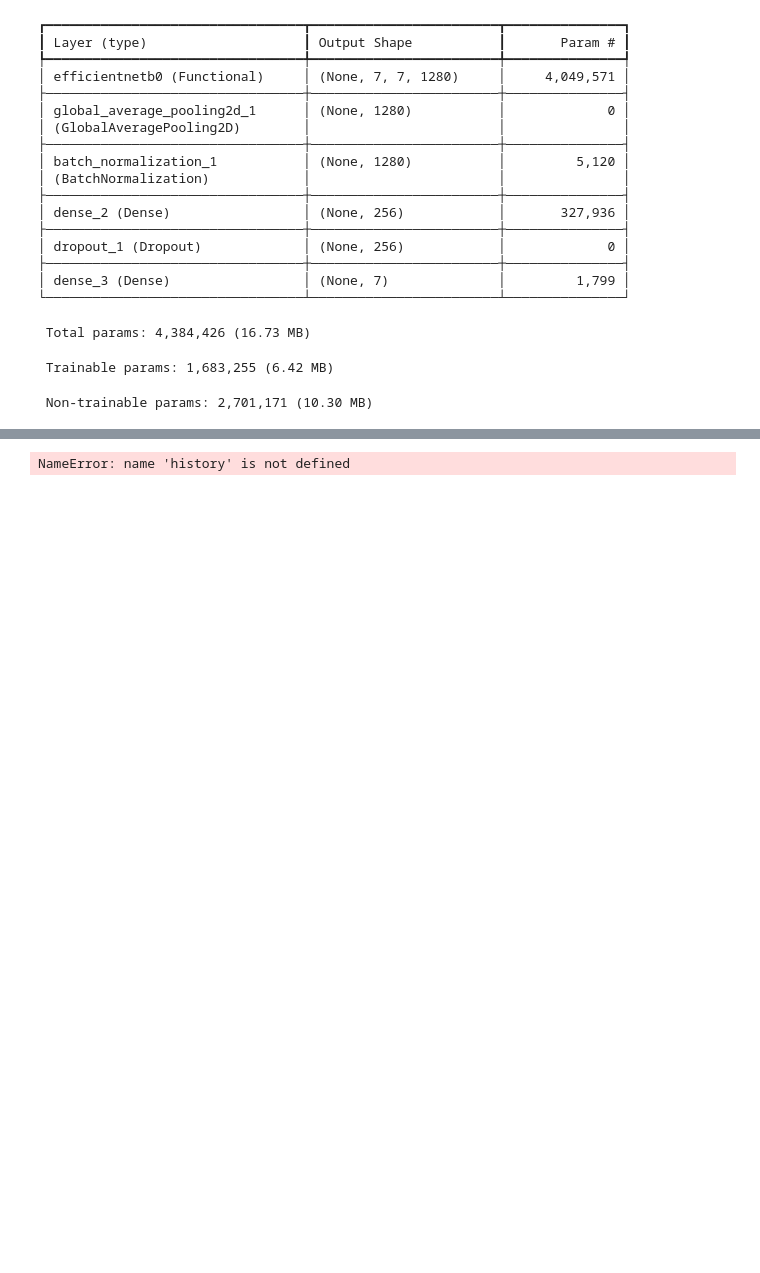
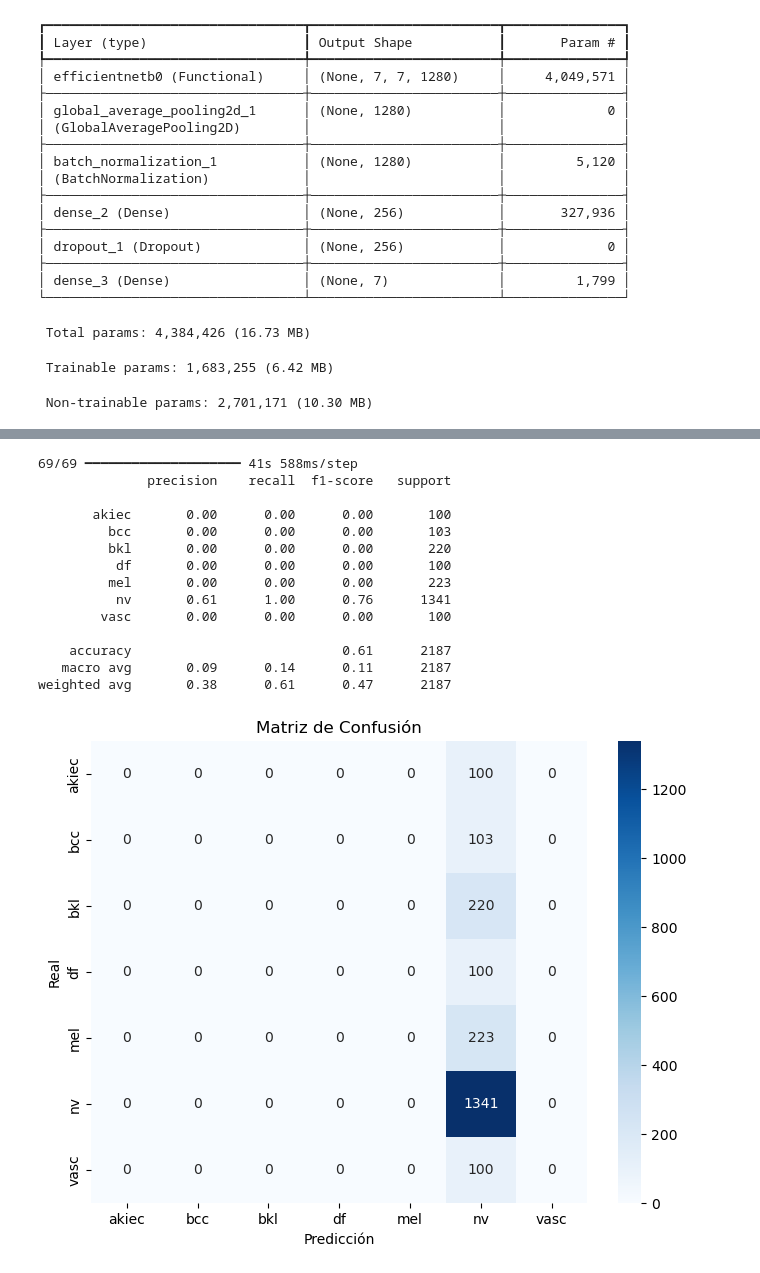
Before and after one commit to FepDev25/Proyecto-Final-IA, a Jupyter notebook: modelo/proyecto.ipynb, the cells around one changed output, grey strips where cells are left out. Saved outputs shown, nothing was run; the diff lists cells and outputs as text; code cells hidden in the pictures; blank space fills up the shorter version.

```diff
--- a/modelo/proyecto.ipynb
+++ b/modelo/proyecto.ipynb
@@ -297,11 +301,39 @@ Epoch 5/15
 # %%
-plt.plot(history.history['accuracy'], label='Train Accuracy')
-plt.plot(history.history['val_accuracy'], label='Val Accuracy')
-plt.title('Precisión por Época')
-plt.xlabel('Epoch')
-plt.ylabel('Accuracy')
-plt.legend()
-plt.grid(True)
+from sklearn.metrics import classification_report, confusion_matrix
+import numpy as np
+import seaborn as sns
+import matplotlib.pyplot as plt
+
+# Predicción
+Y_pred = model.predict(test_generator)
+y_pred = np.argmax(Y_pred, axis=1)
+y_true = test_generator.classes
+class_names = list(test_generator.class_indices.keys())
+
+# Reporte
+print(classification_report(y_true, y_pred, target_names=class_names))
+
+# Matriz de confusión
+cm = confusion_matrix(y_true, y_pred)
+plt.figure(figsize=(8,6))
+sns.heatmap(cm, annot=True, fmt="d", xticklabels=class_names, yticklabels=class_names, cmap='Blues')
+plt.title("Matriz de Confusión")
+plt.xlabel("Predicción")
+plt.ylabel("Real")
 plt.show()
 # %% [output]
-NameError: name 'history' is not defined
+69/69 ━━━━━━━━━━━━━━━━━━━━ 41s 588ms/step
+              precision    recall  f1-score   support
+
+       akiec       0.00      0.00      0.00       100
+         bcc       0.00      0.00      0.00       103
+         bkl       0.00      0.00      0.00       220
+          df       0.00      0.00      0.00       100
+         mel       0.00      0.00      0.00       223
+          nv       0.61      1.00      0.76      1341
+        vasc       0.00      0.00      0.00       100
+
+    accuracy                           0.61      2187
+   macro avg       0.09      0.14      0.11      2187
+weighted avg       0.38      0.61      0.47      2187
+[figure, added]
```
Also changed, not shown: parts of 3 cells of this notebook, 1 other file.
